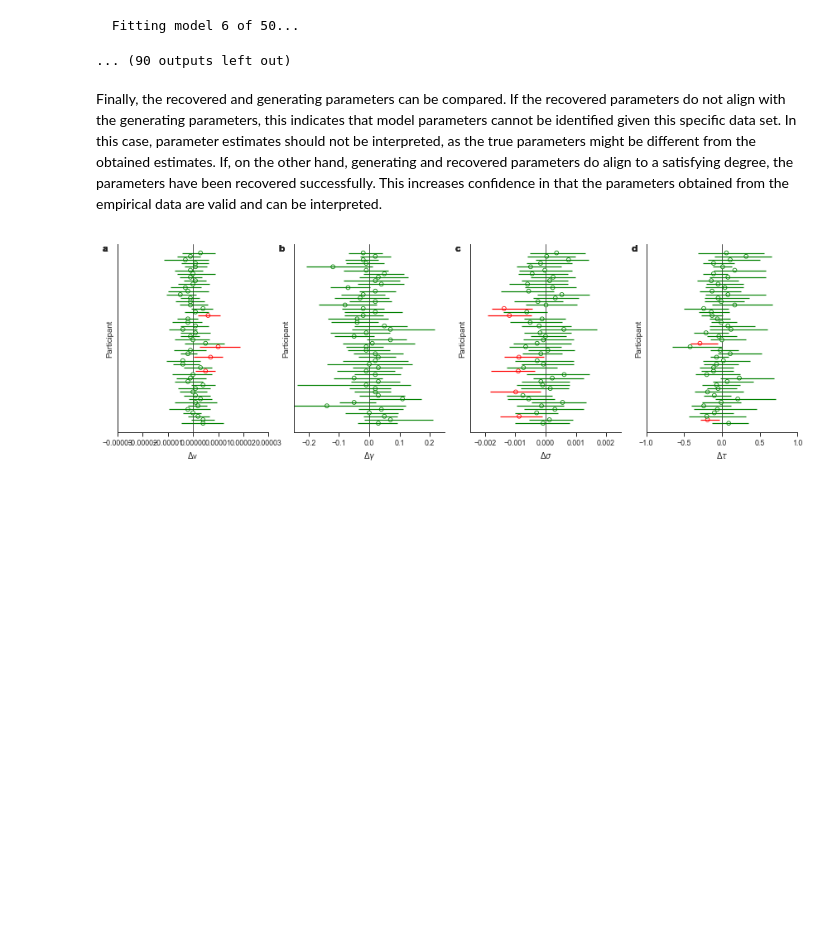
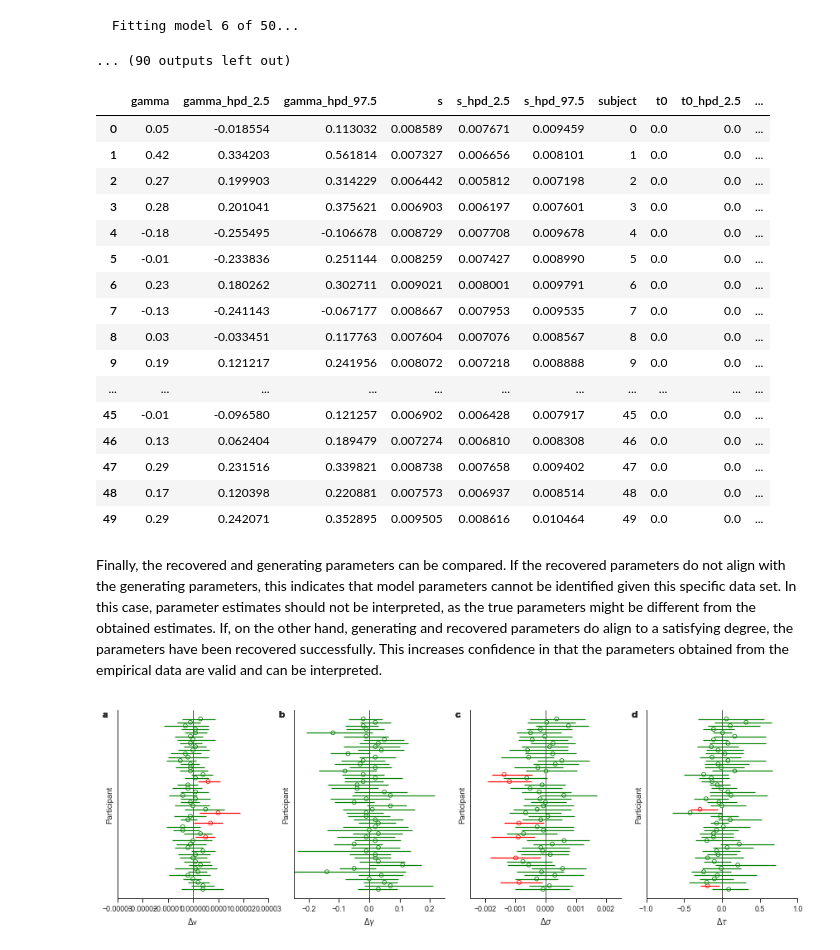
Before and after one commit to glamlab/glambox, a Jupyter notebook: Example_3_Parameter_recovery.ipynb, the cells around one changed output. Cells and saved outputs as stored; diff of their text form; code cells hidden in the pictures; blank space fills up the shorter version.

```diff
--- a/Example_3_Parameter_recovery.ipynb
+++ b/Example_3_Parameter_recovery.ipynb
@@ -165,6 +170,26 @@ CompoundStep
 The number of effective samples is smaller than 10% for some parameters.
   Fitting model 6 of 50...
 ... (90 outputs left out)
+# %%
+glam_rec.estimates
+# %% [output]
+|  | gamma | gamma_hpd_2.5 | gamma_hpd_97.5 | s | s_hpd_2.5 | s_hpd_97.5 | subject | t0 | t0_hpd_2.5 | ... |
+| 0 | 0.05 | -0.018554 | 0.113032 | 0.008589 | 0.007671 | 0.009459 | 0 | 0.0 | 0.0 | ... |
+| 1 | 0.42 | 0.334203 | 0.561814 | 0.007327 | 0.006656 | 0.008101 | 1 | 0.0 | 0.0 | ... |
+| 2 | 0.27 | 0.199903 | 0.314229 | 0.006442 | 0.005812 | 0.007198 | 2 | 0.0 | 0.0 | ... |
+| 3 | 0.28 | 0.201041 | 0.375621 | 0.006903 | 0.006197 | 0.007601 | 3 | 0.0 | 0.0 | ... |
+| 4 | -0.18 | -0.255495 | -0.106678 | 0.008729 | 0.007708 | 0.009678 | 4 | 0.0 | 0.0 | ... |
+| 5 | -0.01 | -0.233836 | 0.251144 | 0.008259 | 0.007427 | 0.008990 | 5 | 0.0 | 0.0 | ... |
+| 6 | 0.23 | 0.180262 | 0.302711 | 0.009021 | 0.008001 | 0.009791 | 6 | 0.0 | 0.0 | ... |
+| 7 | -0.13 | -0.241143 | -0.067177 | 0.008667 | 0.007953 | 0.009535 | 7 | 0.0 | 0.0 | ... |
+| 8 | 0.03 | -0.033451 | 0.117763 | 0.007604 | 0.007076 | 0.008567 | 8 | 0.0 | 0.0 | ... |
+| 9 | 0.19 | 0.121217 | 0.241956 | 0.008072 | 0.007218 | 0.008888 | 9 | 0.0 | 0.0 | ... |
+| ... | ... | ... | ... | ... | ... | ... | ... | ... | ... | ... |
+| 45 | -0.01 | -0.096580 | 0.121257 | 0.006902 | 0.006428 | 0.007917 | 45 | 0.0 | 0.0 | ... |
+| 46 | 0.13 | 0.062404 | 0.189479 | 0.007274 | 0.006810 | 0.008308 | 46 | 0.0 | 0.0 | ... |
+| 47 | 0.29 | 0.231516 | 0.339821 | 0.008738 | 0.007658 | 0.009402 | 47 | 0.0 | 0.0 | ... |
+| 48 | 0.17 | 0.120398 | 0.220881 | 0.007573 | 0.006937 | 0.008514 | 48 | 0.0 | 0.0 | ... |
+| 49 | 0.29 | 0.242071 | 0.352895 | 0.009505 | 0.008616 | 0.010464 | 49 | 0.0 | 0.0 | ... |
 # %% [markdown]
 Finally, the recovered and generating parameters can be compared. If the recovered parameters do not align with the generating parameters, this indicates that model parameters cannot be identified given this specific data set. In this case, parameter estimates should not be interpreted, as the true parameters might be different from the obtained estimates.
 If, on the other hand, generating and recovered parameters do align to a satisfying degree, the parameters have been recovered successfully. This increases confidence in that the parameters obtained from the empirical data are valid and can be interpreted.
```
Also changed, not shown: parts of 1 cell of this notebook, 2 other files.
